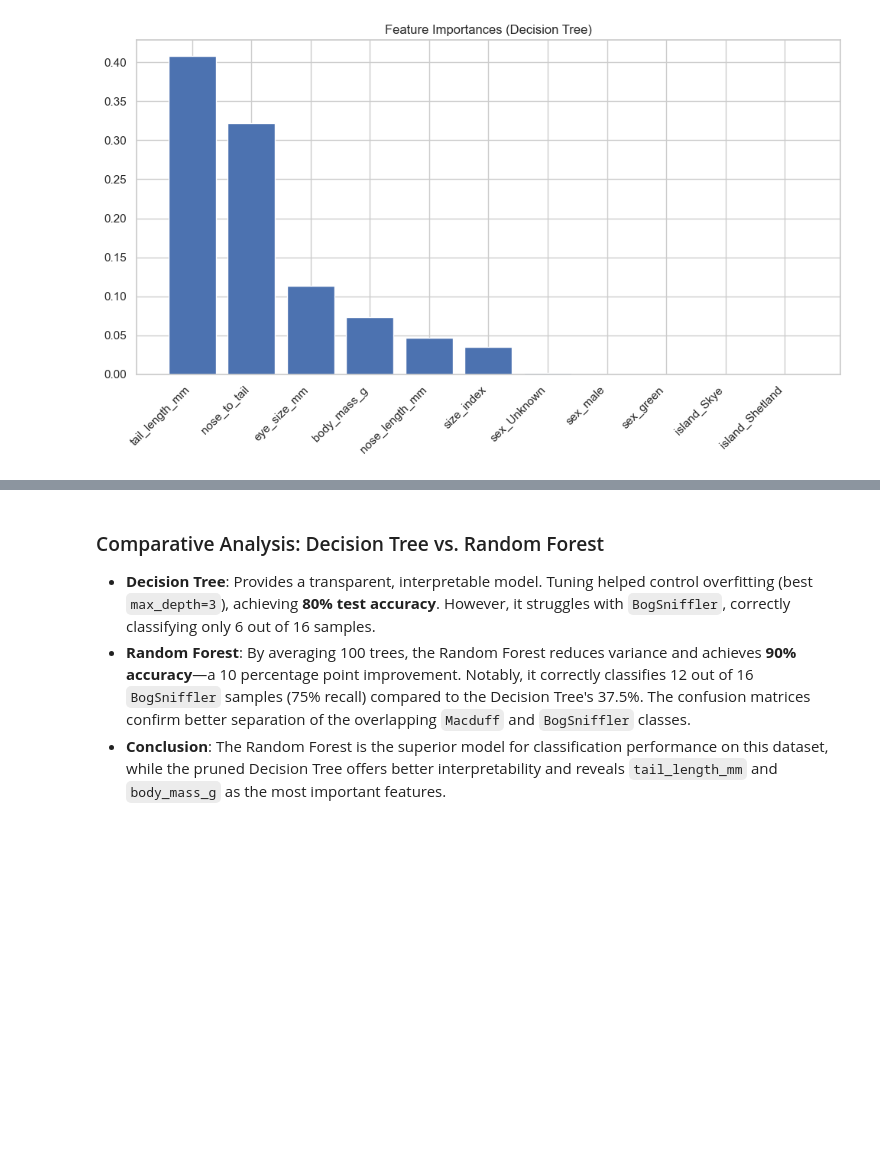
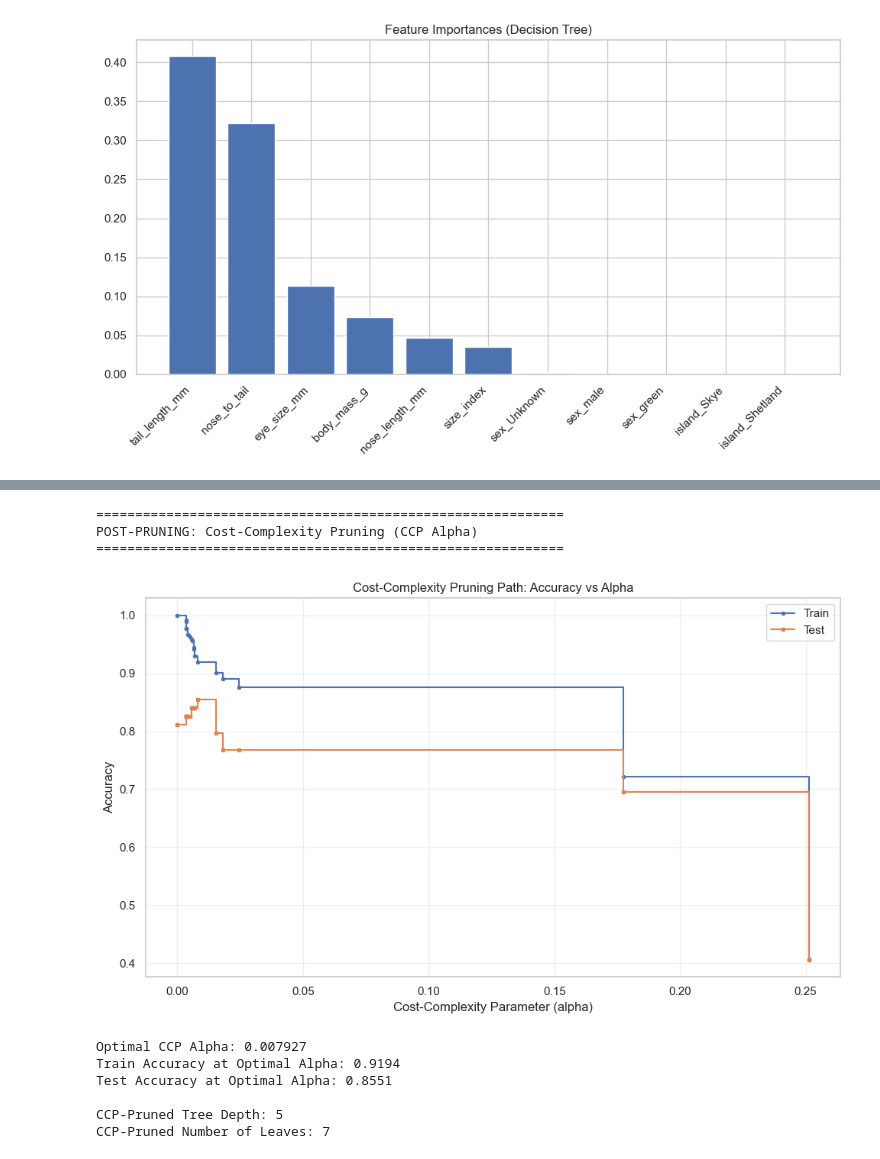
Before and after one commit to AhmedIkram05/haggis-predictive-modeling, a Jupyter notebook: ahmed-ikram.ipynb, the cells around one changed output, grey strips where cells are left out. Saved outputs shown, nothing was run; the diff lists cells and outputs as text; code cells hidden in the pictures; blank space fills up the shorter version.

```diff
--- a/ahmed-ikram.ipynb
+++ b/ahmed-ikram.ipynb
@@ -781,5 +819,62 @@ weighted avg       0.90      0.90      0.90        69
-# %% [markdown]
-### Comparative Analysis: Decision Tree vs. Random Forest
-- **Decision Tree**: Provides a transparent, interpretable model. Tuning helped control overfitting (best `max_depth=3`), achieving **80% test accuracy**. However, it struggles with `BogSniffler`, correctly classifying only 6 out of 16 samples.
-- **Random Forest**: By averaging 100 trees, the Random Forest reduces variance and achieves **90% accuracy**—a 10 percentage point improvement. Notably, it correctly classifies 12 out of 16 `BogSniffler` samples (75% recall) compared to the Decision Tree's 37.5%. The confusion matrices confirm better separation of the overlapping `Macduff` and `BogSniffler` classes.
-- **Conclusion**: The Random Forest is the superior model for classification performance on this dataset, while the pruned Decision Tree offers better interpretability and reveals `tail_length_mm` and `body_mass_g` as the most important features.
+# %%
+# ============================================================
+# 3.3.2 POST-PRUNING: Cost-Complexity Pruning (CCP)
+# ============================================================
+print("\n" + "="*60)
+print("POST-PRUNING: Cost-Complexity Pruning (CCP Alpha)")
+print("="*60)
+
+# First, we need to fit the preprocessor and get transformed data
+X_train_transformed = preprocessor.fit_transform(X_train)
+X_test_transformed = preprocessor.transform(X_test)
+
+# Get the cost complexity pruning path
+ccp_clf = DecisionTreeClassifier(random_state=42)
+path = ccp_clf.cost_complexity_pruning_path(X_train_transformed, y_train)
+ccp_alphas = path.ccp_alphas
+
+# Train trees for each alpha and compute accuracies
+train_scores, test_scores = [], []
+for alpha in ccp_alphas:
+    clf = DecisionTreeClassifier(random_state=42, ccp_alpha=alpha)
+    clf.fit(X_train_transformed, y_train)
+    train_scores.append(clf.score(X_train_transformed, y_train))
+    test_scores.append(clf.score(X_test_transformed, y_test))
+
+# Plot the CCP path
+fig, ax = plt.subplots(figsize=(10, 6))
+ax.plot(ccp_alphas, train_scores, marker='o', label='Train', drawstyle='steps-post', markersize=3)
+ax.plot(ccp_alphas, test_scores, marker='s', label='Test', drawstyle='steps-post', markersize=3)
+ax.set_xlabel('Cost-Complexity Parameter (alpha)')
+ax.set_ylabel('Accuracy')
+ax.set_title('Cost-Complexity Pruning Path: Accuracy vs Alpha')
+ax.legend()
+ax.grid(True, alpha=0.3)
+plt.tight_layout()
+plt.show()
+
+# Find optimal alpha (best test accuracy)
+optimal_idx = np.argmax(test_scores)
+optimal_alpha = ccp_alphas[optimal_idx]
+print(f"\nOptimal CCP Alpha: {optimal_alpha:.6f}")
+print(f"Train Accuracy at Optimal Alpha: {train_scores[optimal_idx]:.4f}")
+print(f"Test Accuracy at Optimal Alpha: {test_scores[optimal_idx]:.4f}")
+
+# Train final CCP-pruned tree with optimal alpha
+ccp_pruned_tree = DecisionTreeClassifier(random_state=42, ccp_alpha=optimal_alpha)
+ccp_pruned_tree.fit(X_train_transformed, y_train)
+y_pred_ccp = ccp_pruned_tree.predict(X_test_transformed)
+
+print(f"\nCCP-Pruned Tree Depth: {ccp_pruned_tree.get_depth()}")
+print(f"CCP-Pruned Number of Leaves: {ccp_pruned_tree.get_n_leaves()}")
+# %% [output]
+============================================================
+POST-PRUNING: Cost-Complexity Pruning (CCP Alpha)
+============================================================
+[figure, added]
+Optimal CCP Alpha: 0.007927
+Train Accuracy at Optimal Alpha: 0.9194
+Test Accuracy at Optimal Alpha: 0.8551
+
+CCP-Pruned Tree Depth: 5
+CCP-Pruned Number of Leaves: 7
```
Also changed, not shown: parts of 24 cells of this notebook.
